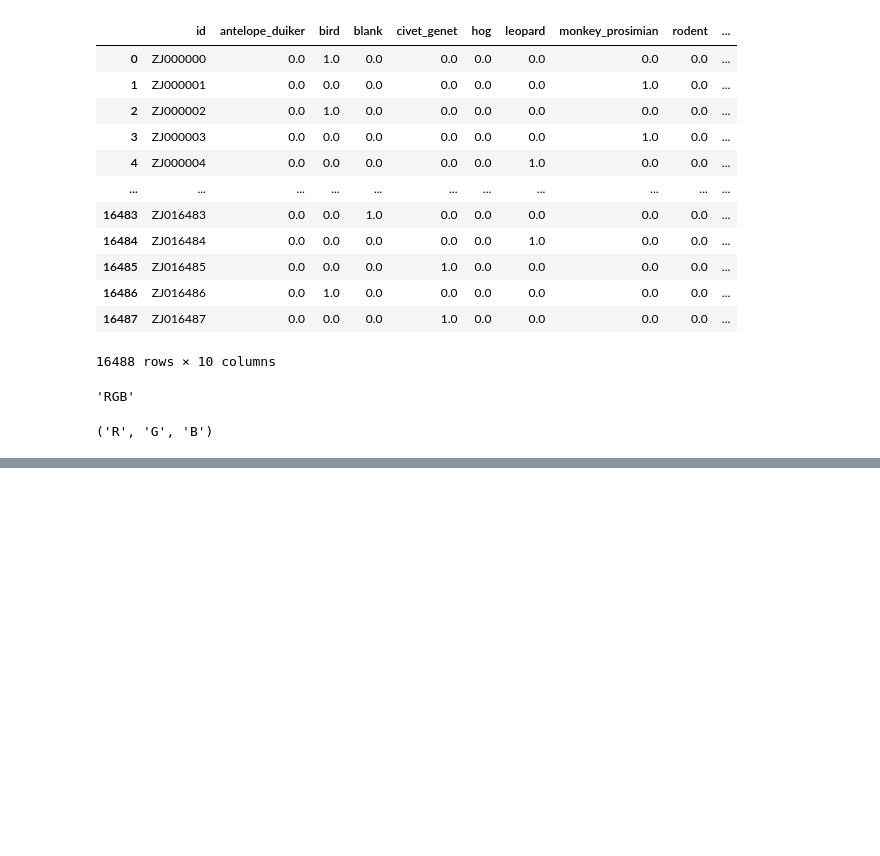
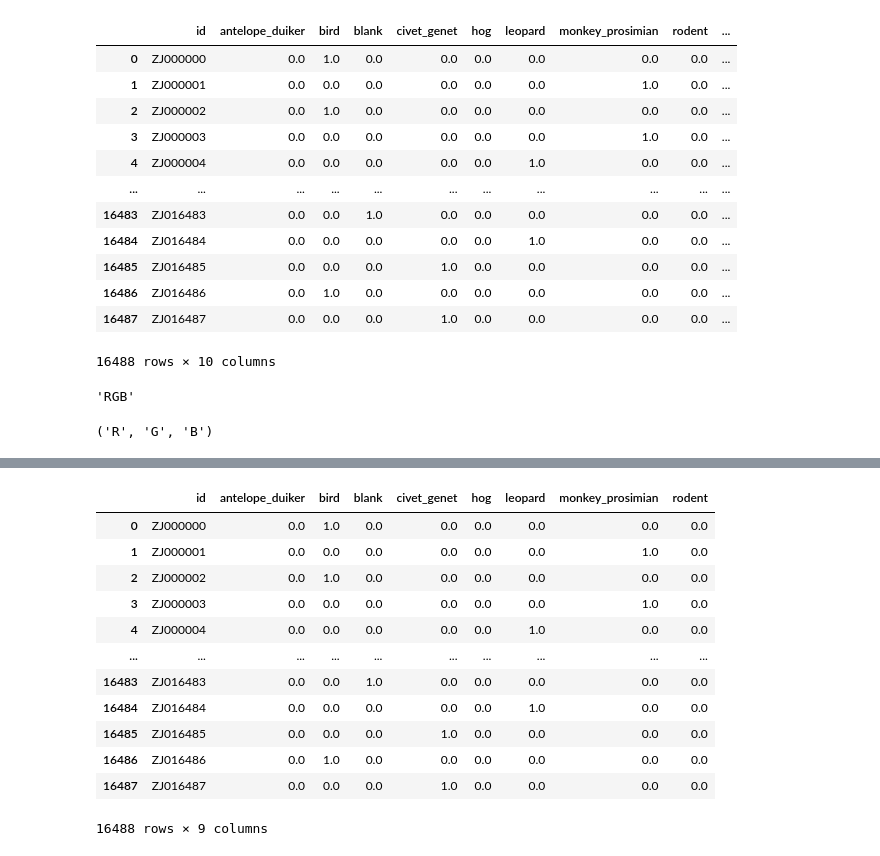
Before and after one commit to amannindra/DSS-Image-Classification, a Jupyter notebook: DSSAnimalClassification/dssTesting.ipynb, the cells around one changed output, grey strips where cells are left out. Cells and saved outputs as stored; diff of their text form; code cells hidden in the pictures; blank space fills up the shorter version.

```diff
--- a/DSSAnimalClassification/dssTesting.ipynb
+++ b/DSSAnimalClassification/dssTesting.ipynb
@@ -301,3 +303,9 @@ bands = im.getbands()
 bands
 # %% [output]
 ('R', 'G', 'B')
+# %%
+train_folder = "data/train_features"
+test_folder = "data/test_features"
+train_features_csv = "data/train_features.csv"
+test_features_csv = "data/test_features.csv"
+train_labels_csv = "data/train_labels.csv"
@@ -303,0 +354,20 @@ bands
+# %%
+labels_csv = s3.get_object(Bucket=bucket_name, Key=train_labels_csv)
+labels_csv = labels_csv["Body"].read()
+csv_buffer = BytesIO(labels_csv)
+df = pd.read_csv(csv_buffer)
+df
+# %% [output]
+|  | id | antelope_duiker | bird | blank | civet_genet | hog | leopard | monkey_prosimian | rodent |
+| 0 | ZJ000000 | 0.0 | 1.0 | 0.0 | 0.0 | 0.0 | 0.0 | 0.0 | 0.0 |
+| 1 | ZJ000001 | 0.0 | 0.0 | 0.0 | 0.0 | 0.0 | 0.0 | 1.0 | 0.0 |
+| 2 | ZJ000002 | 0.0 | 1.0 | 0.0 | 0.0 | 0.0 | 0.0 | 0.0 | 0.0 |
+| 3 | ZJ000003 | 0.0 | 0.0 | 0.0 | 0.0 | 0.0 | 0.0 | 1.0 | 0.0 |
+| 4 | ZJ000004 | 0.0 | 0.0 | 0.0 | 0.0 | 0.0 | 1.0 | 0.0 | 0.0 |
+| ... | ... | ... | ... | ... | ... | ... | ... | ... | ... |
+| 16483 | ZJ016483 | 0.0 | 0.0 | 1.0 | 0.0 | 0.0 | 0.0 | 0.0 | 0.0 |
+| 16484 | ZJ016484 | 0.0 | 0.0 | 0.0 | 0.0 | 0.0 | 1.0 | 0.0 | 0.0 |
+| 16485 | ZJ016485 | 0.0 | 0.0 | 0.0 | 1.0 | 0.0 | 0.0 | 0.0 | 0.0 |
+| 16486 | ZJ016486 | 0.0 | 1.0 | 0.0 | 0.0 | 0.0 | 0.0 | 0.0 | 0.0 |
+| 16487 | ZJ016487 | 0.0 | 0.0 | 0.0 | 1.0 | 0.0 | 0.0 | 0.0 | 0.0 |
+16488 rows × 9 columns
```
Also changed, not shown: parts of 6 cells of this notebook, 3 other files.
